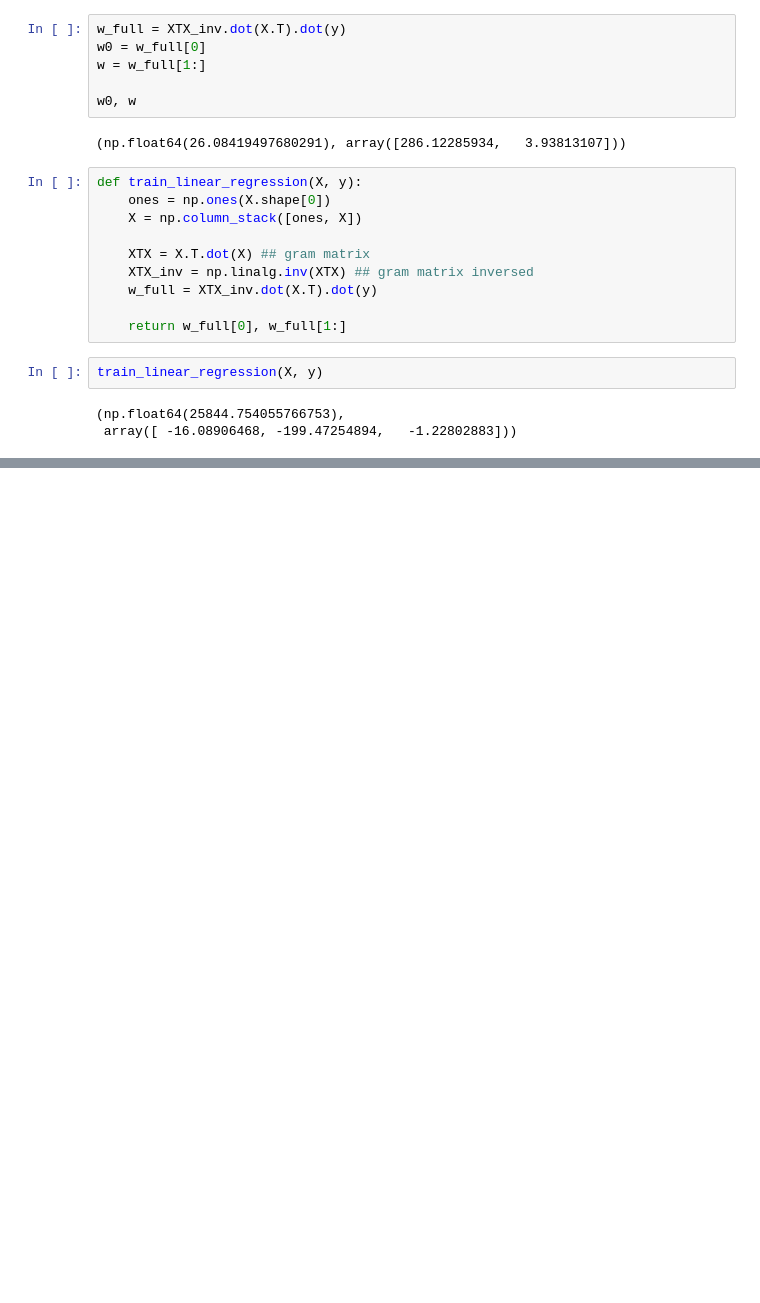
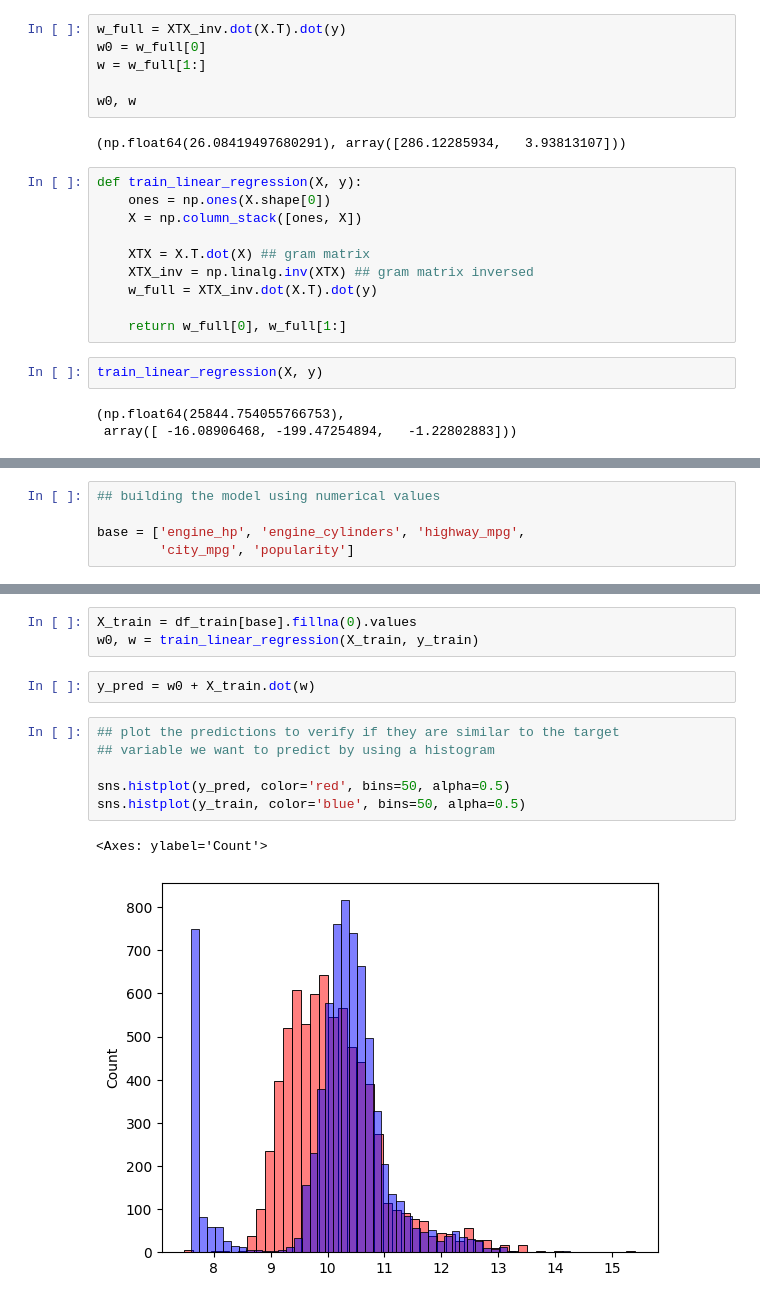
Before and after one commit to GabrielmAlves/machine-learning-zoomcamp, a Jupyter notebook: 02-car-prediction-price/02-car-prediction-price.ipynb, the cells around one changed output, grey strips where cells are left out. Saved outputs shown, nothing was run; the diff lists cells and outputs as text; blank space fills up the shorter version.

Commit message:
deal with missing values on training set and make predictions with the model

```diff
--- a/02-car-prediction-price/02-car-prediction-price.ipynb
+++ b/02-car-prediction-price/02-car-prediction-price.ipynb
@@ -485,0 +496,5 @@ train_linear_regression(X, y)
+# %%
+## building the model using numerical values
+
+base = ['engine_hp', 'engine_cylinders', 'highway_mpg',
+        'city_mpg', 'popularity']
@@ -485,0 +538,14 @@ train_linear_regression(X, y)
+# %%
+X_train = df_train[base].fillna(0).values
+w0, w = train_linear_regression(X_train, y_train)
+# %%
+y_pred = w0 + X_train.dot(w)
+# %%
+## plot the predictions to verify if they are similar to the target
+## variable we want to predict by using a histogram
+
+sns.histplot(y_pred, color='red', bins=50, alpha=0.5)
+sns.histplot(y_train, color='blue', bins=50, alpha=0.5)
+# %% [output]
+<Axes: ylabel='Count'>
+[figure, added]
```
Also changed, not shown: parts of 6 cells of this notebook.
